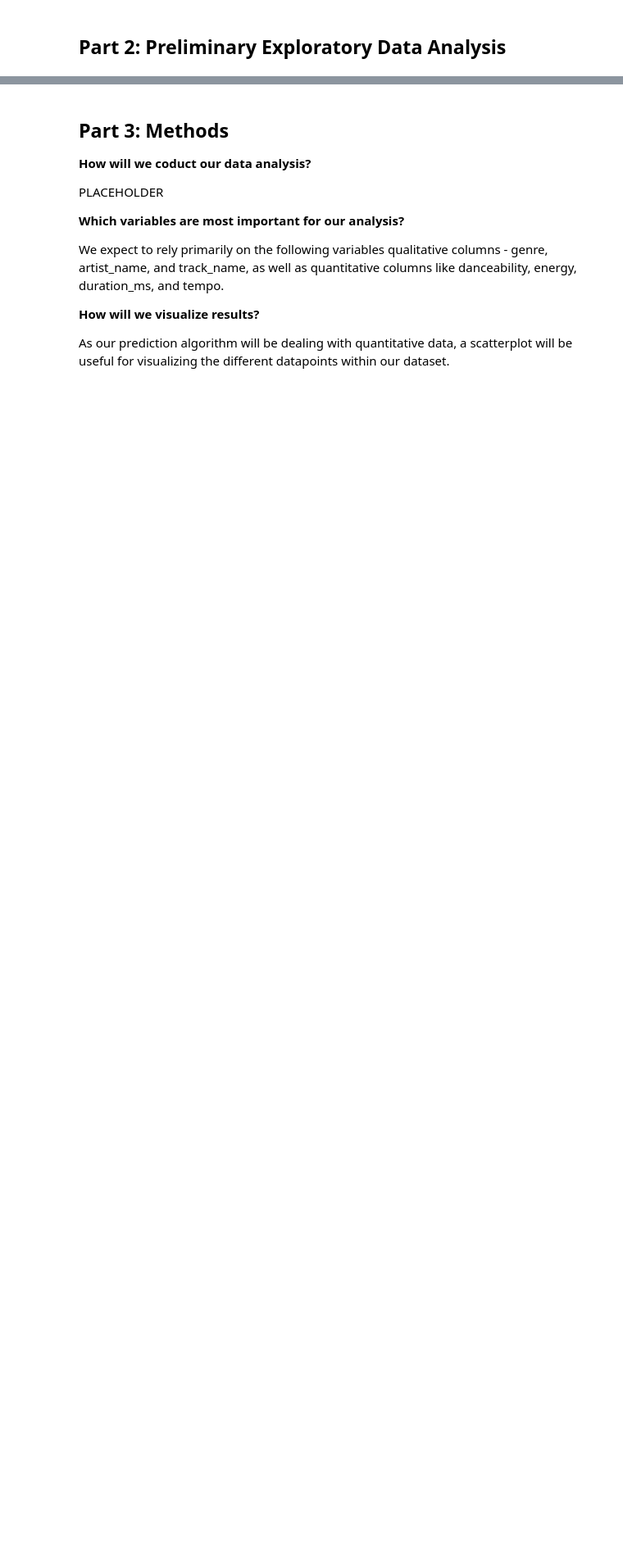
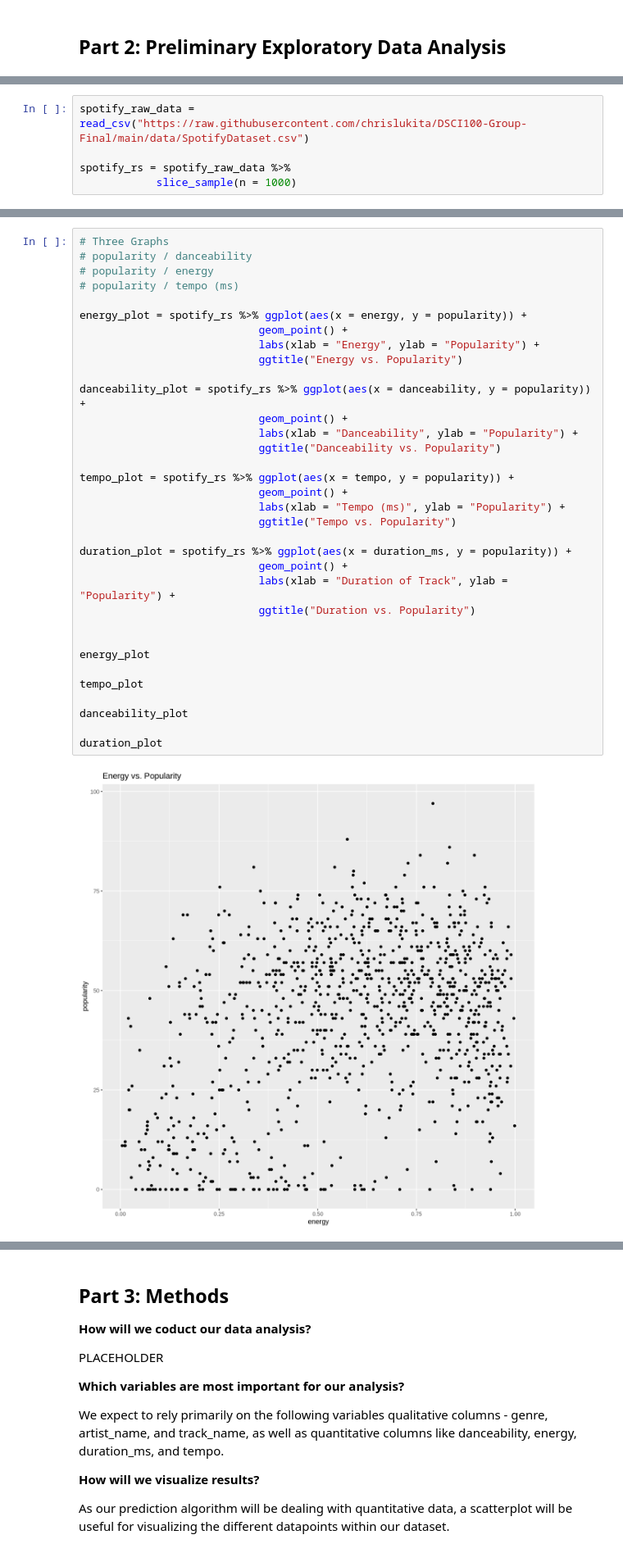
Before and after one commit to niickmerc/DSCI100-Group-Final, a Jupyter notebook: ProjectProposal.ipynb, the cells around one changed output, grey strips where cells are left out. Shown at 82% size. Cells and saved outputs as stored; diff of their text form; blank space fills up the shorter version.

Commit message:
Built initial scatterplots

```diff
--- a/ProjectProposal.ipynb
+++ b/ProjectProposal.ipynb
@@ -89,0 +41,5 @@ spotify_random_plot
+# %%
+spotify_raw_data = read_csv("https://raw.githubusercontent.com/chrislukita/DSCI100-Group-Final/main/data/SpotifyDataset.csv")
+
+spotify_rs = spotify_raw_data %>%
+            slice_sample(n = 1000)
@@ -89,0 +66,36 @@ spotify_random_plot
+# %%
+# Three Graphs
+# popularity / danceability
+# popularity / energy
+# popularity / tempo (ms)
+
+energy_plot = spotify_rs %>% ggplot(aes(x = energy, y = popularity)) +
+                            geom_point() +
+                            labs(xlab = "Energy", ylab = "Popularity") +
+                            ggtitle("Energy vs. Popularity")
+
+danceability_plot = spotify_rs %>% ggplot(aes(x = danceability, y = popularity)) +
+                            geom_point() +
+                            labs(xlab = "Danceability", ylab = "Popularity") +
+                            ggtitle("Danceability vs. Popularity")
+
+tempo_plot = spotify_rs %>% ggplot(aes(x = tempo, y = popularity)) +
+                            geom_point() +
+                            labs(xlab = "Tempo (ms)", ylab = "Popularity") +
+                            ggtitle("Tempo vs. Popularity")
+
+duration_plot = spotify_rs %>% ggplot(aes(x = duration_ms, y = popularity)) +
+                            geom_point() +
+                            labs(xlab = "Duration of Track", ylab = "Popularity") +
+                            ggtitle("Duration vs. Popularity")
+
+
+energy_plot
+
+tempo_plot
+
+danceability_plot
+
+duration_plot
+# %% [output]
+[figure, added]
```
Also changed, not shown: parts of 9 cells of this notebook.
